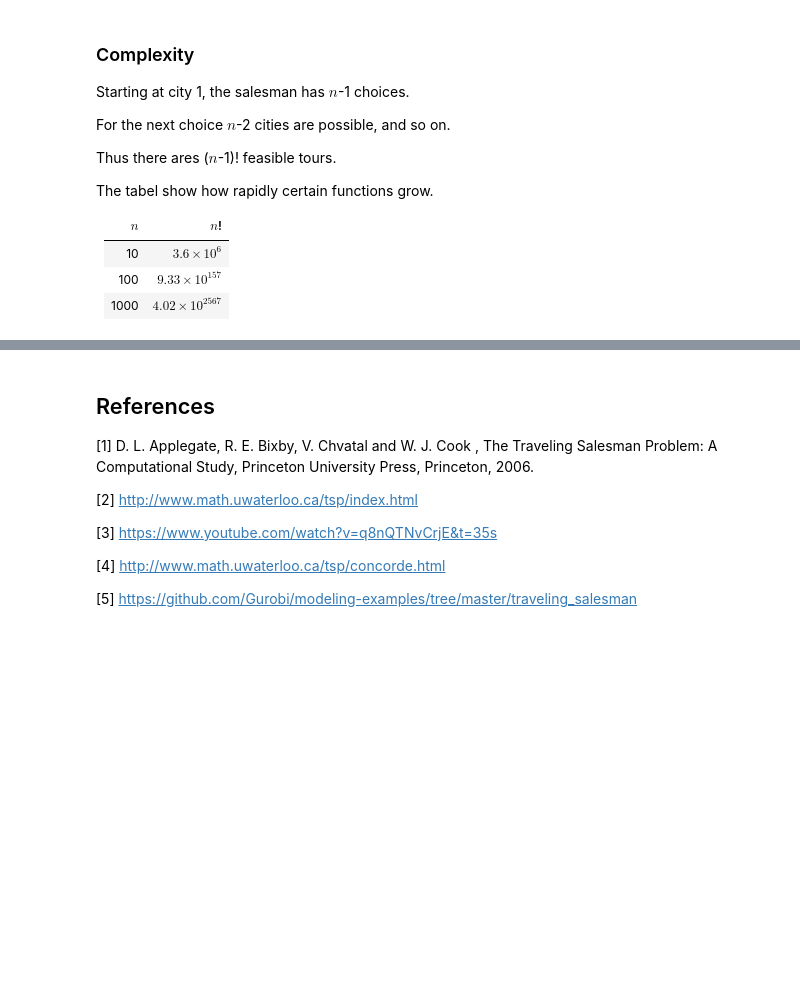
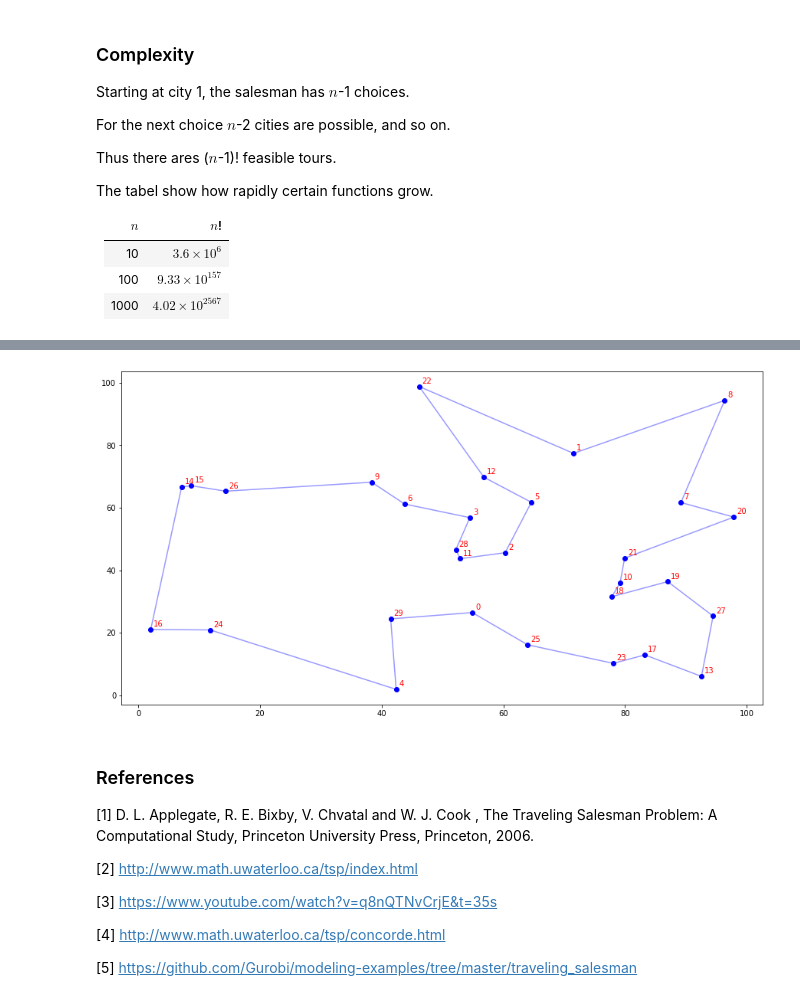
Before and after one commit to jesusossian/opt_lab, a Jupyter notebook: notebooks/tsp_intro.ipynb, the cells around one changed output, grey strips where cells are left out. Cells and saved outputs as stored; diff of their text form; code cells hidden in the pictures; blank space fills up the shorter version.

```diff
--- a/notebooks/tsp_intro.ipynb
+++ b/notebooks/tsp_intro.ipynb
@@ -522,5 +277,10 @@ We also showed how to dynamically eliminate subtours by using lazy constraints.
+# %%
+# graphic mtz tsp
+grafic_sol(x,X,Y)
+# %% [output]
+[figure, added]
 # %% [markdown]
-## References
+### References
 
 [1] D. L. Applegate, R. E. Bixby, V. Chvatal and W. J. Cook , The Traveling Salesman Problem: A Computational Study, Princeton University Press, Princeton, 2006.
 
```
Also changed, not shown: parts of 36 cells of this notebook, 1 other file.
